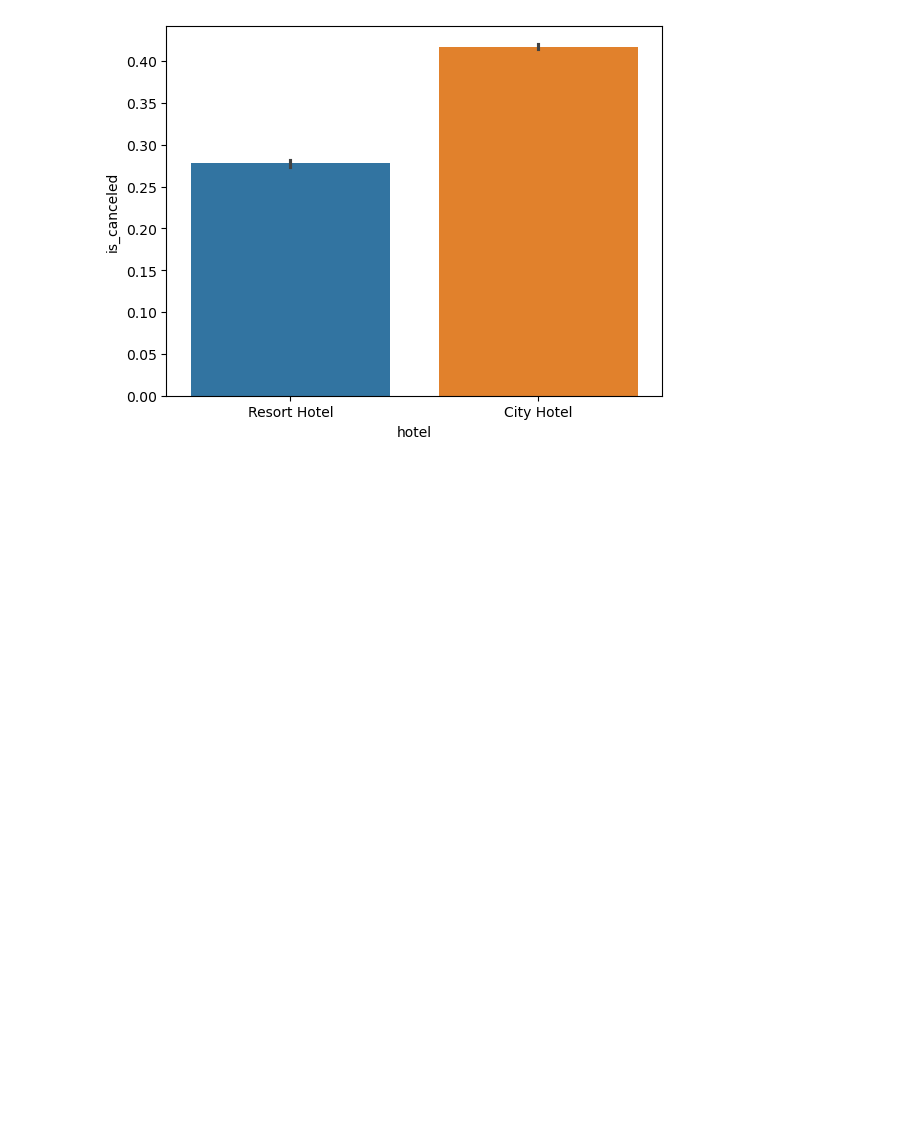
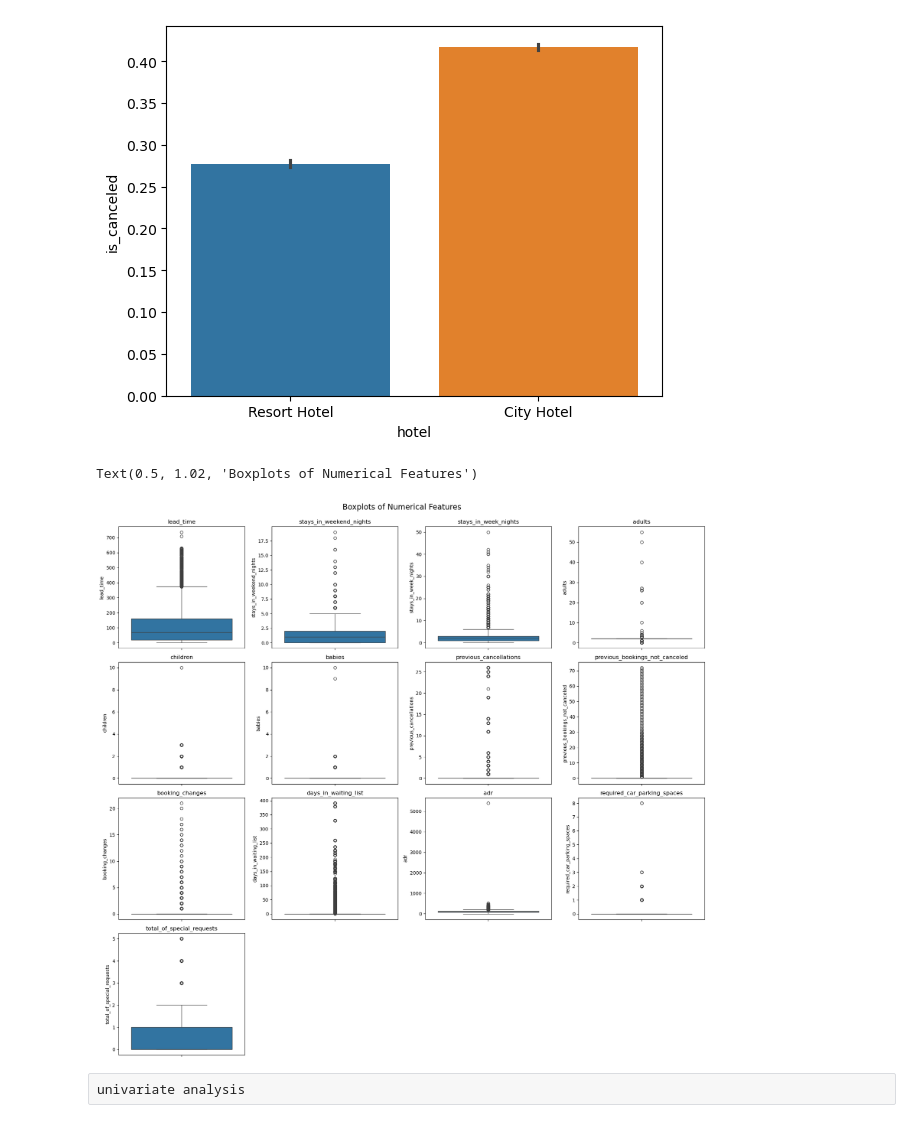
Before and after one commit to mohammed-fariz/project1, a Jupyter notebook: Hotel booking cancellation prediction/data collection.ipynb, the cells around one changed output. Saved outputs shown, nothing was run; the diff lists cells and outputs as text; code cells hidden in the pictures; blank space fills up the shorter version.

```diff
--- a/Hotel booking cancellation prediction/data collection.ipynb
+++ b/Hotel booking cancellation prediction/data collection.ipynb
@@ -223,3 +223,26 @@ sns.barplot(data=df, x='hotel', y='is_canceled',hue='hotel')
 # %% [output]
 <Axes: xlabel='hotel', ylabel='is_canceled'>
 [figure]
+# %%
+numerical_cols = [
+    'lead_time', 'stays_in_weekend_nights', 'stays_in_week_nights',
+    'adults', 'children', 'babies', 'previous_cancellations',
+    'previous_bookings_not_canceled', 'booking_changes',
+    'days_in_waiting_list', 'adr', 'required_car_parking_spaces',
+    'total_of_special_requests'
+]
+
+
+plt.figure(figsize=(18, 16))
+for i, col in enumerate(numerical_cols, 1):
+    plt.subplot(4, 4, i)
+    sns.boxplot(y=df[col])
+    plt.title(col)
+    plt.tight_layout()
+
+plt.suptitle("Boxplots of Numerical Features", fontsize=16, y=1.02)
+# %% [output]
+Text(0.5, 1.02, 'Boxplots of Numerical Features')
+[figure, added]
+# %% [raw]
+univariate analysis
```
Also changed, not shown: parts of 11 cells of this notebook, 2 other files.
